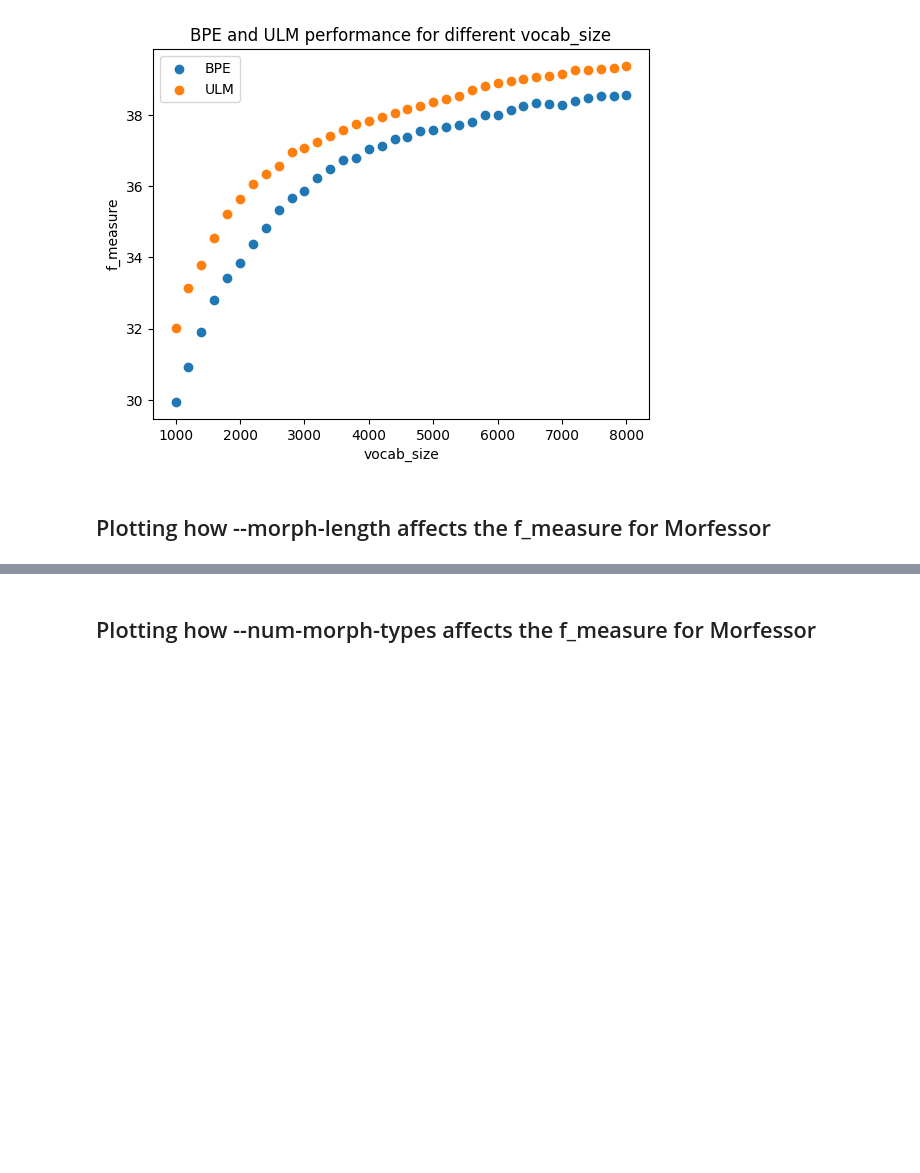
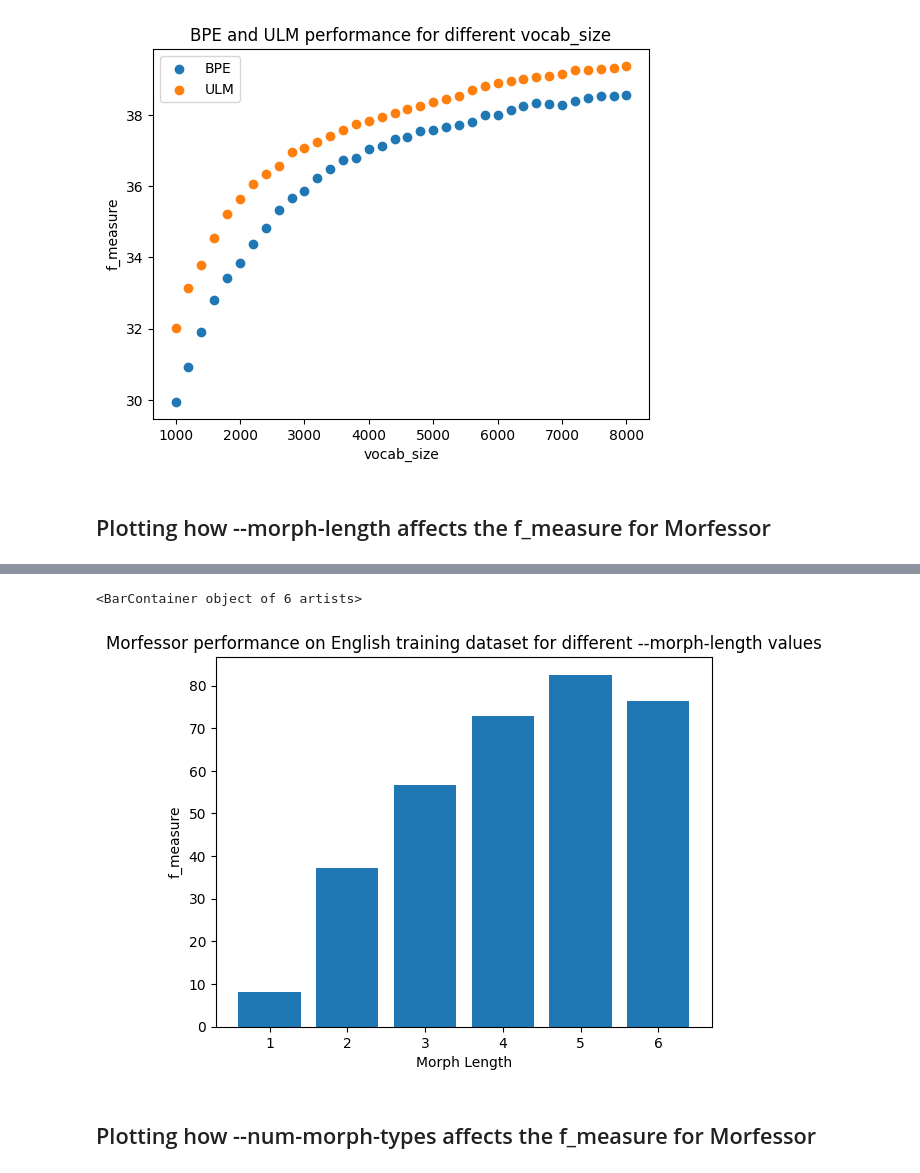
Before and after one commit to tanmaydeshp/NLP-Praktikum, a Jupyter notebook: segmentation_techniques/eval_plot.ipynb, the cells around one changed output, grey strips where cells are left out. Drawn from its saved outputs; the diff is of its cells as text; code cells hidden in the pictures; blank space fills up the shorter version.

```diff
--- a/segmentation_techniques/eval_plot.ipynb
+++ b/segmentation_techniques/eval_plot.ipynb
@@ -12,6 +12,8 @@ fscores_bpe = {}
 fscores_ulm = {}
 fscores_morfessor_len = {}
 fscores_morfessor_types = {}
+fscores_morfessor_training_len = {}
+fscores_morfessor_training_types = {}
 
 def extract_fscores(model_type, scores_dict):
     i = 0
@@ -27,6 +29,8 @@ extract_fscores("bpe", fscores_bpe)
 extract_fscores("ulm", fscores_ulm)
 extract_fscores("morfessor_len", fscores_morfessor_len)
 extract_fscores("morfessor_types", fscores_morfessor_types)
+extract_fscores("morfessor_training_len", fscores_morfessor_training_len)
+extract_fscores("morfessor_training_types", fscores_morfessor_training_types)
 # %%
 x = list(fscores_bpe.keys())
 y1 = list(fscores_bpe.values())
@@ -57,3 +61,14 @@ ax.bar(a,b)
+# %%
+c = list(fscores_morfessor_training_len.keys())
+d = list(fscores_morfessor_training_len.values())
+fig, ax = plt.subplots()
+ax.set_xlabel('Morph Length')
+ax.set_ylabel('f_measure')
+ax.set_title('Morfessor performance on English training dataset for different --morph-length values')
+ax.bar(c,d)
+# %% [output]
+<BarContainer object of 6 artists>
+[figure, added]
 # %% [markdown]
 ## Plotting how --num-morph-types affects the f_measure for Morfessor
 # %%
```
Also changed, not shown: parts of 3 cells of this notebook, 5 other files.
